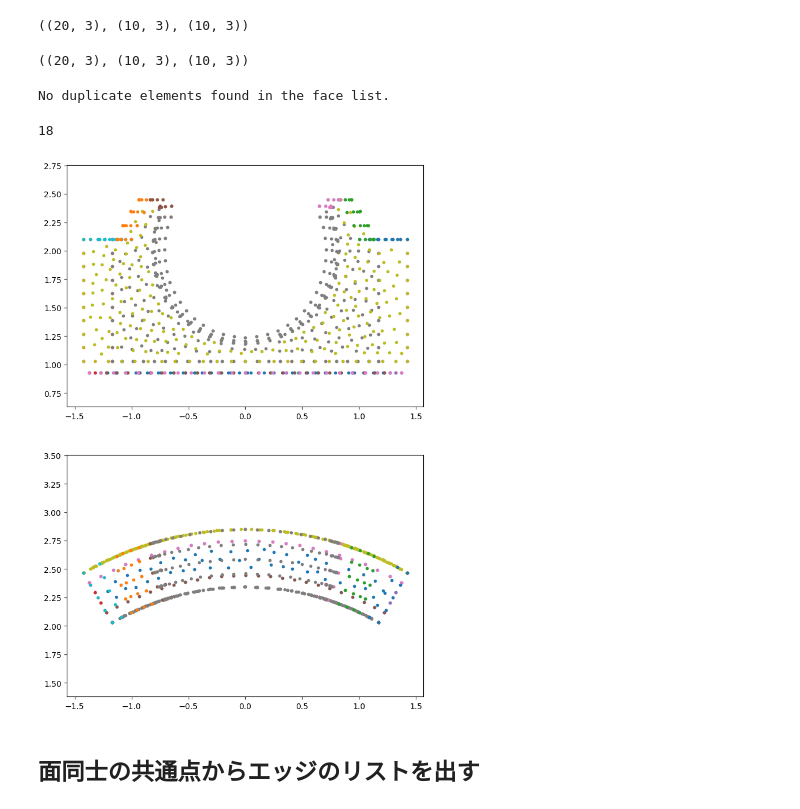
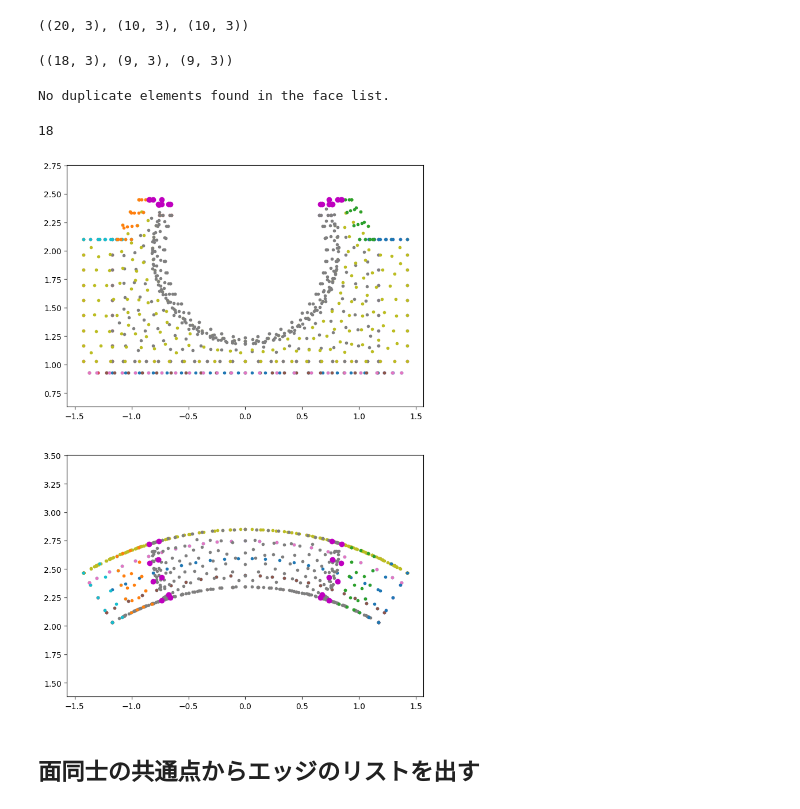
Before and after one commit to gyakusu/Mophing, a Jupyter notebook: python/BearingMakeList.ipynb, the cells around one changed output. Drawn from its saved outputs; the diff is of its cells as text; code cells hidden in the pictures.

```diff
--- a/python/BearingMakeList.ipynb
+++ b/python/BearingMakeList.ipynb
@@ -32,0 +85,18 @@ Rapt
+# %%
+z_dist = np.linalg.norm(not_ball_points[:,:2], axis=1)
+# %%
+is_cage = (z_dist > Ri * 0.99) & (z_dist < Ro * 1.01) & (not_ball_points[:,2] < hz * 1.01) & (not_ball_points[:,2] > lsh * 0.99)
+cage_points = not_ball_points[is_cage]
+# %%
+azimath = np.rad2deg(np.arctan2(cage_points[:,0], cage_points[:,1]))
+
+is_wall = ((azimath < (-30 * 0.99)) | (azimath > (30 * 0.99))) & (cage_points[:,2] > (hsh * 1.01))
+points = cage_points[~is_wall]
+# %%
+fig, ax = plt.subplots(1, 3, figsize=(10, 2))
+for i in[0,1]:
+    ax[i].plot(points[:,0]*1e3, points[:,1+i]*1e3, 'm.')
+    ax[i].axis('equal')
+ax[2].plot(points[:,1]*1e3, points[:,2]*1e3, 'm.')
+ax[2].axis('equal')
+plt.show()
@@ -118,13 +180,13 @@ straw.shape, straw_left.shape, straw_right.shape
 # %% [output]
 ((20, 3), (10, 3), (10, 3))
 # %%
-apature = points[((points[:,2] - z_apt) > (hz - Rapt - dhz * ratio)*0.95)&(points[:,2] > hsh)]
+apature = points[((points[:,2] - z_apt) > (hz - Rapt - dhz * ratio)*0.97)&(points[:,2] > hsh)]
 apature_left = apature[apature[:,0] < 0]
 apature_right = apature[apature[:,0] > 0]
 
 apature.shape, apature_left.shape, apature_right.shape
 # %% [output]
-((20, 3), (10, 3), (10, 3))
+((18, 3), (9, 3), (9, 3))
 # %%
 face_list = [
     'bottom', 'top_left', 'top_right', 'end_left', 'end_right',
@@ -148,13 +210,18 @@ No duplicate elements found in the face list.
 # %%
 fig, ax = plt.subplots(2, 1, figsize=(8, 12))
 plot_key = lambda key, i, style='.': ax[i].plot(key[:,0]*1e3, key[:,2-i]*1e3, style)
 
 for i in[0,1]:
     for key in face_list:
         plot_key(eval(key), i)
+        # if 'apature' in key:
+        #     plot_key(eval(key), i, 'ro')
+    for key in face_list:
+        if 'apature' in key:
+            plot_key(eval(key), i, 'mo')
     ax[i].axis('equal')
 # %% [output]
-[figure, old version]
+[figure, new version]
 # %% [markdown]
 ## 面同士の共通点からエッジのリストを出す
 # %%
```
Also changed, not shown: parts of 53 cells of this notebook, 5 other files.
